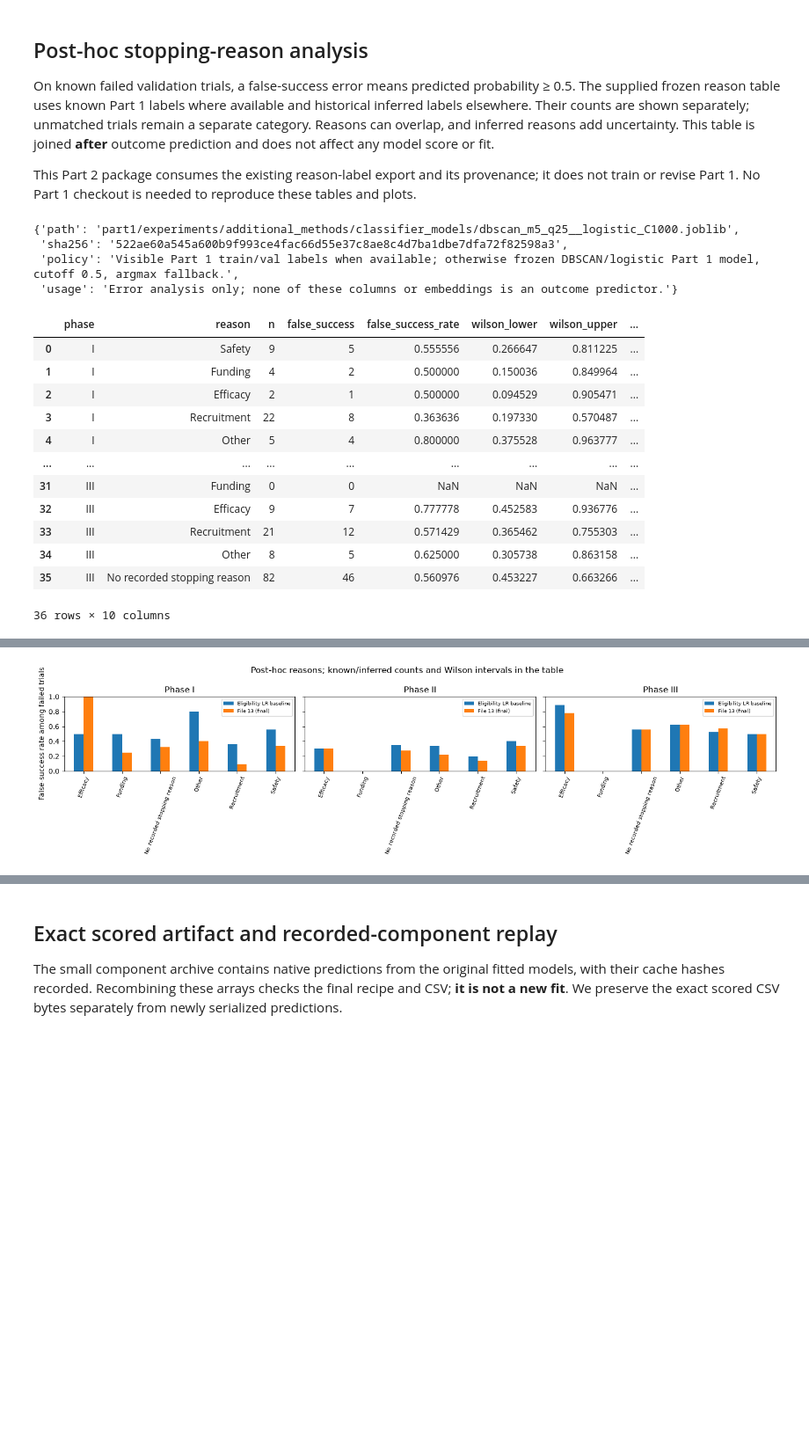
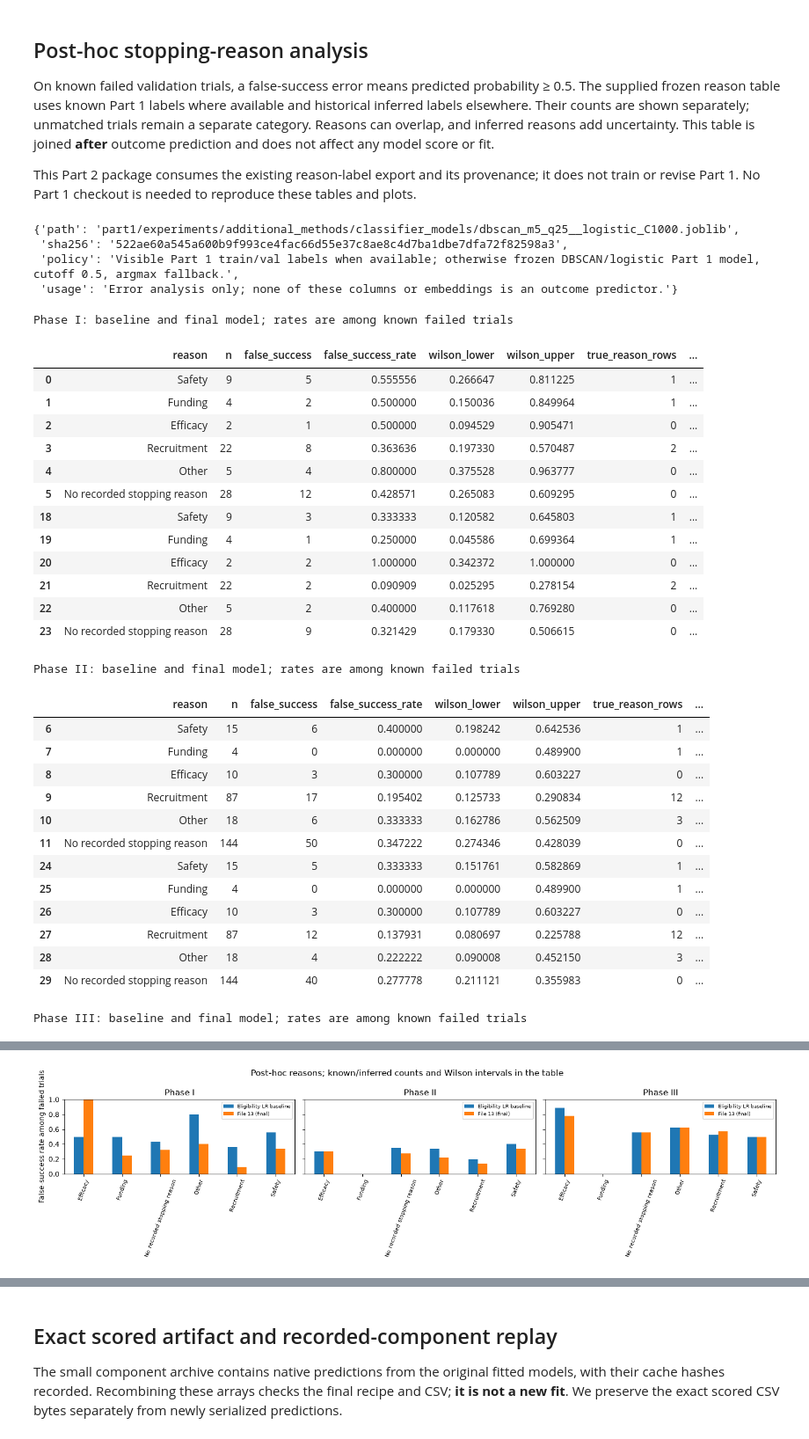
Before and after one commit to anihadagali7/AML-Midterm, a Jupyter notebook: submission/midterm/part2/01_final_model.ipynb, the cells around one changed output, grey strips where cells are left out. Shown at 88% size. Cells and saved outputs as stored; diff of their text form; code cells hidden in the pictures; blank space fills up the shorter version.

```diff
--- a/submission/midterm/part2/01_final_model.ipynb
+++ b/submission/midterm/part2/01_final_model.ipynb
@@ -176,38 +176,57 @@ these tables and plots.
 # %%
 from error_analysis import errors_by_reason
 reason_labels = pd.read_csv(ROOT / "experiments/model_search/reason_labels_for_analysis.csv")
 display(json.loads((ROOT / "experiments/model_search/reason_model_provenance.json").read_text()))
 reason_table = pd.concat([errors_by_reason(validation, predictions[name], reason_labels).assign(model=name)
     for name in ["Eligibility LR baseline", "File 13 (final)"]], ignore_index=True)
-display(reason_table)
+for phase in PHASES:
+    print(f"Phase {phase}: baseline and final model; rates are among known failed trials")
+    with pd.option_context("display.max_rows", None, "display.max_columns", None):
+        display(reason_table.loc[reason_table.phase.eq(phase)].drop(columns="phase"))
 reason_table.to_csv(GENERATED / "reason_errors.csv", index=False)
 fig, axes = plt.subplots(1, 3, figsize=(15, 4), sharey=True)
 for phase, ax in zip(PHASES, axes):
     subset = reason_table[reason_table.phase.eq(phase)]
     subset.pivot(index="reason", columns="model", values="false_success_rate").plot.bar(ax=ax)
     ax.set(title=f"Phase {phase}", xlabel="", ylim=(0, 1))
     ax.tick_params(axis="x", labelrotation=70, labelsize=8)
     ax.legend(fontsize=7)
 axes[0].set_ylabel("False-success rate among failed trials")
 fig.suptitle("Post-hoc reasons; known/inferred counts and Wilson intervals in the table")
 fig.tight_layout()
 fig.savefig(GENERATED / "reason_errors.png", dpi=160, bbox_inches="tight")
 plt.show()
 # %% [output]
 {'path': 'part1/experiments/additional_methods/classifier_models/dbscan_m5_q25__logistic_C1000.joblib',
  'sha256': '522ae60a545a600b9f993ce4fac66d55e37c8ae8c4d7ba1dbe7dfa72f82598a3',
  'policy': 'Visible Part 1 train/val labels when available; otherwise frozen DBSCAN/logistic Part 1 model, cutoff 0.5, argmax fallback.',
  'usage': 'Error analysis only; none of these columns or embeddings is an outcome predictor.'}
+Phase I: baseline and final model; rates are among known failed trials
-|  | phase | reason | n | false_success | false_success_rate | wilson_lower | wilson_upper | ... |
-| 0 | I | Safety | 9 | 5 | 0.555556 | 0.266647 | 0.811225 | ... |
-| 1 | I | Funding | 4 | 2 | 0.500000 | 0.150036 | 0.849964 | ... |
-| 2 | I | Efficacy | 2 | 1 | 0.500000 | 0.094529 | 0.905471 | ... |
-| 3 | I | Recruitment | 22 | 8 | 0.363636 | 0.197330 | 0.570487 | ... |
-| 4 | I | Other | 5 | 4 | 0.800000 | 0.375528 | 0.963777 | ... |
-| ... | ... | ... | ... | ... | ... | ... | ... | ... |
-| 31 | III | Funding | 0 | 0 | NaN | NaN | NaN | ... |
-| 32 | III | Efficacy | 9 | 7 | 0.777778 | 0.452583 | 0.936776 | ... |
-| 33 | III | Recruitment | 21 | 12 | 0.571429 | 0.365462 | 0.755303 | ... |
-| 34 | III | Other | 8 | 5 | 0.625000 | 0.305738 | 0.863158 | ... |
-| 35 | III | No recorded stopping reason | 82 | 46 | 0.560976 | 0.453227 | 0.663266 | ... |
+|  | reason | n | false_success | false_success_rate | wilson_lower | wilson_upper | true_reason_rows | ... |
+| 0 | Safety | 9 | 5 | 0.555556 | 0.266647 | 0.811225 | 1 | ... |
+| 1 | Funding | 4 | 2 | 0.500000 | 0.150036 | 0.849964 | 1 | ... |
+| 2 | Efficacy | 2 | 1 | 0.500000 | 0.094529 | 0.905471 | 0 | ... |
+| 3 | Recruitment | 22 | 8 | 0.363636 | 0.197330 | 0.570487 | 2 | ... |
+| 4 | Other | 5 | 4 | 0.800000 | 0.375528 | 0.963777 | 0 | ... |
+| 5 | No recorded stopping reason | 28 | 12 | 0.428571 | 0.265083 | 0.609295 | 0 | ... |
+| 18 | Safety | 9 | 3 | 0.333333 | 0.120582 | 0.645803 | 1 | ... |
+| 19 | Funding | 4 | 1 | 0.250000 | 0.045586 | 0.699364 | 1 | ... |
+| 20 | Efficacy | 2 | 2 | 1.000000 | 0.342372 | 1.000000 | 0 | ... |
+| 21 | Recruitment | 22 | 2 | 0.090909 | 0.025295 | 0.278154 | 2 | ... |
+| 22 | Other | 5 | 2 | 0.400000 | 0.117618 | 0.769280 | 0 | ... |
+| 23 | No recorded stopping reason | 28 | 9 | 0.321429 | 0.179330 | 0.506615 | 0 | ... |
-36 rows × 10 columns
+Phase II: baseline and final model; rates are among known failed trials
+|  | reason | n | false_success | false_success_rate | wilson_lower | wilson_upper | true_reason_rows | ... |
+| 6 | Safety | 15 | 6 | 0.400000 | 0.198242 | 0.642536 | 1 | ... |
+| 7 | Funding | 4 | 0 | 0.000000 | 0.000000 | 0.489900 | 1 | ... |
+| 8 | Efficacy | 10 | 3 | 0.300000 | 0.107789 | 0.603227 | 0 | ... |
+| 9 | Recruitment | 87 | 17 | 0.195402 | 0.125733 | 0.290834 | 12 | ... |
+| 10 | Other | 18 | 6 | 0.333333 | 0.162786 | 0.562509 | 3 | ... |
+| 11 | No recorded stopping reason | 144 | 50 | 0.347222 | 0.274346 | 0.428039 | 0 | ... |
+| 24 | Safety | 15 | 5 | 0.333333 | 0.151761 | 0.582869 | 1 | ... |
+| 25 | Funding | 4 | 0 | 0.000000 | 0.000000 | 0.489900 | 1 | ... |
+| 26 | Efficacy | 10 | 3 | 0.300000 | 0.107789 | 0.603227 | 0 | ... |
+| 27 | Recruitment | 87 | 12 | 0.137931 | 0.080697 | 0.225788 | 12 | ... |
+| 28 | Other | 18 | 4 | 0.222222 | 0.090008 | 0.452150 | 3 | ... |
+| 29 | No recorded stopping reason | 144 | 40 | 0.277778 | 0.211121 | 0.355983 | 0 | ... |
+Phase III: baseline and final model; rates are among known failed trials
```
Also changed, not shown: parts of 4 cells of this notebook, 21 other files.
